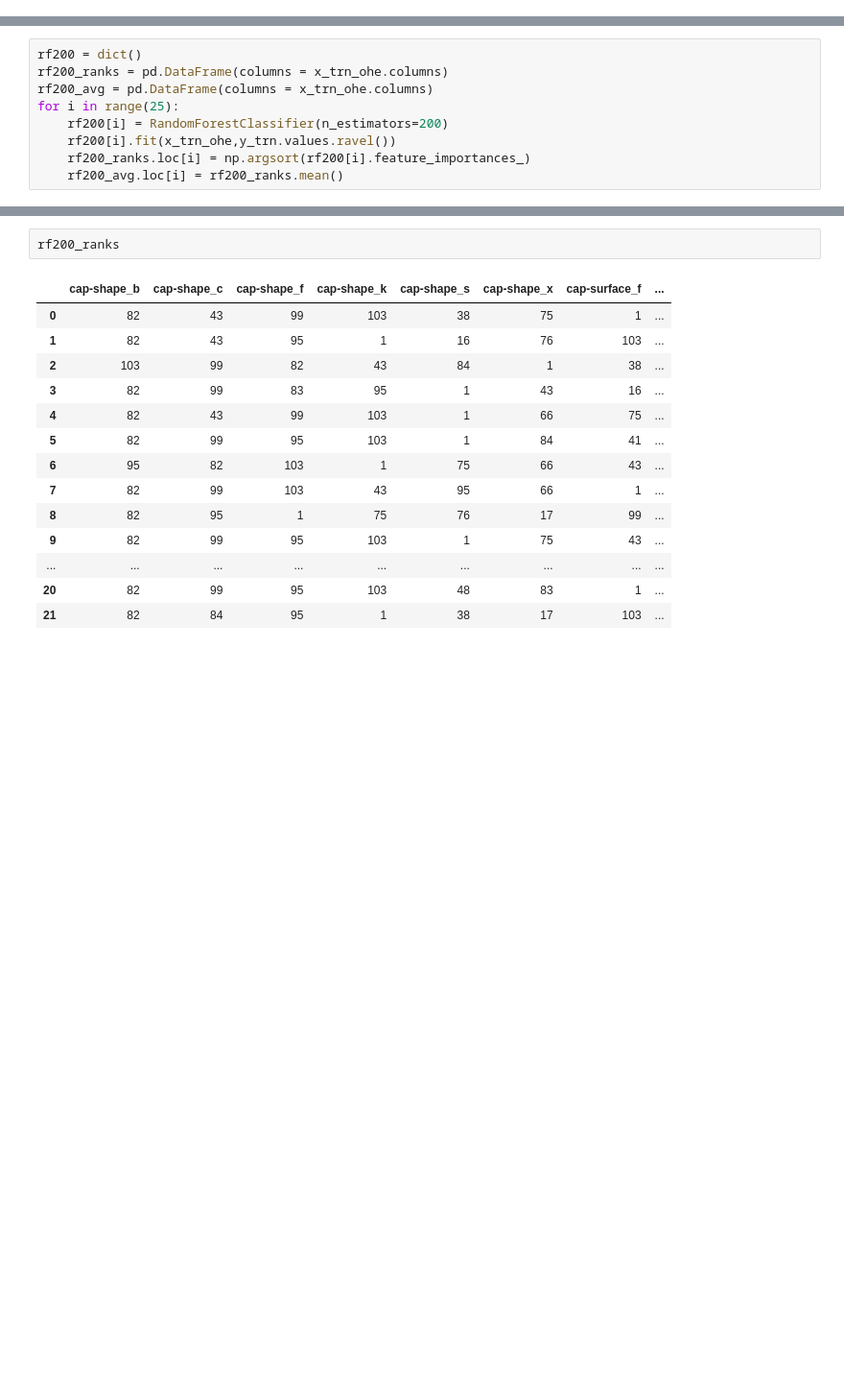
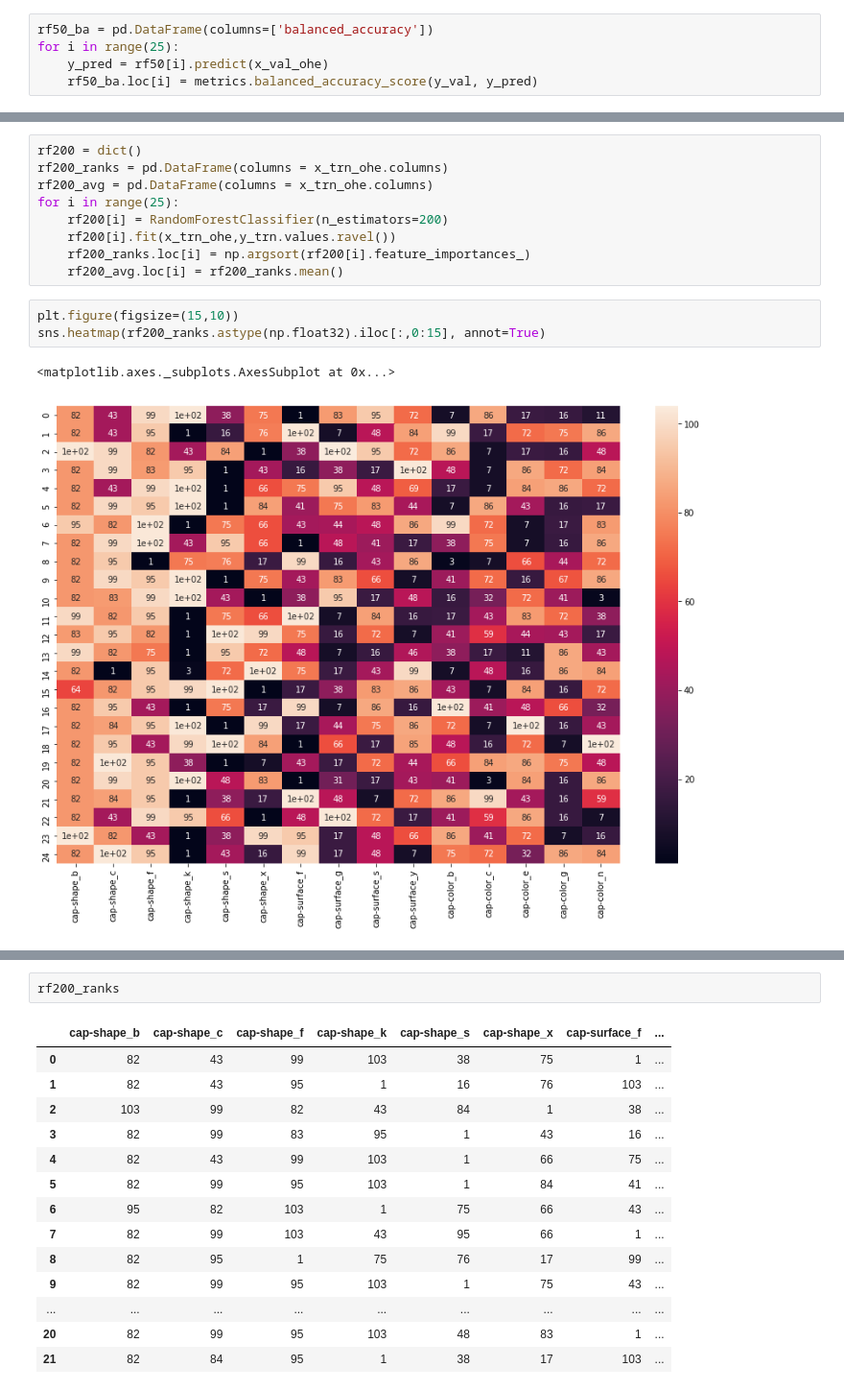
Before and after one commit to krbnite/krbnite.github.io, a Jupyter notebook: _notebooks/2019-09-22-Stabilizing-Variable-Importance-Fluctuations-in-a-Random-Forest.ipynb, the cells around one changed output, grey strips where cells are left out. Shown at 96% size. Drawn from its saved outputs; the diff is of its cells as text; blank space fills up the shorter version.

```diff
--- a/_notebooks/2019-09-22-Stabilizing-Variable-Importance-Fluctuations-in-a-Random-Forest.ipynb
+++ b/_notebooks/2019-09-22-Stabilizing-Variable-Importance-Fluctuations-in-a-Random-Forest.ipynb
@@ -136,3 +226,8 @@ for i in range(25):
     rf50[i].fit(x_trn_ohe,y_trn.values.ravel())
     rf50_ranks.loc[i] = np.argsort(rf50[i].feature_importances_)
     rf50_avg.loc[i] = rf50_ranks.mean()
+# %%
+rf50_ba = pd.DataFrame(columns=['balanced_accuracy'])
+for i in range(25):
+    y_pred = rf50[i].predict(x_val_ohe)
+    rf50_ba.loc[i] = metrics.balanced_accuracy_score(y_val, y_pred)
@@ -187,3 +321,9 @@ for i in range(25):
     rf200[i].fit(x_trn_ohe,y_trn.values.ravel())
     rf200_ranks.loc[i] = np.argsort(rf200[i].feature_importances_)
     rf200_avg.loc[i] = rf200_ranks.mean()
+# %%
+plt.figure(figsize=(15,10))
+sns.heatmap(rf200_ranks.astype(np.float32).iloc[:,0:15], annot=True)
+# %% [output]
+<matplotlib.axes._subplots.AxesSubplot at 0x...>
+[figure, added]
```
Also changed, not shown: parts of 23 cells of this notebook.
